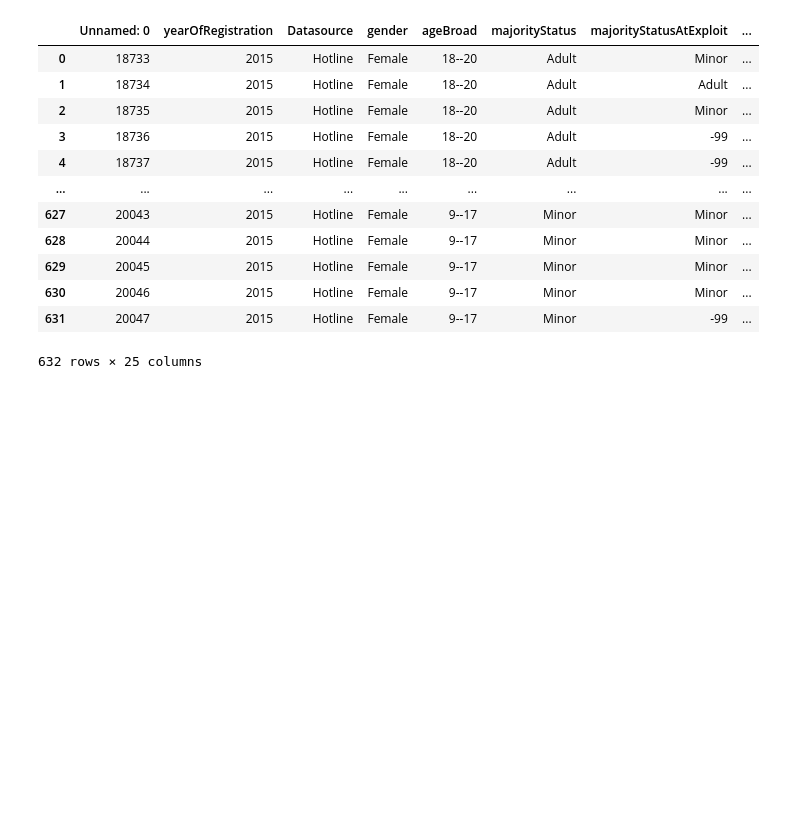
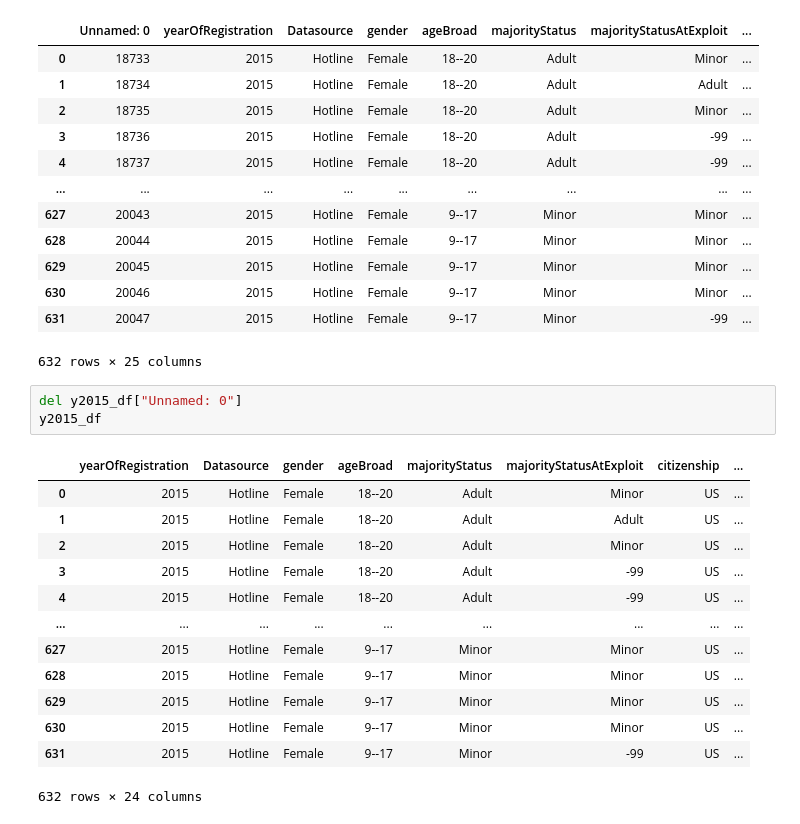
Before and after one commit to kmanning1224/Sexual-Assault-Analysis, a Jupyter notebook: SofieLab.ipynb, the cells around one changed output. Drawn from its saved outputs; the diff is of its cells as text; blank space fills up the shorter version.

```diff
--- a/SofieLab.ipynb
+++ b/SofieLab.ipynb
@@ -81,3 +81,20 @@ y2015_df
 | 630 | 20046 | 2015 | Hotline | Female | 9--17 | Minor | Minor | ... |
 | 631 | 20047 | 2015 | Hotline | Female | 9--17 | Minor | -99 | ... |
 632 rows × 25 columns
+# %%
+del y2015_df["Unnamed: 0"]
+y2015_df
+# %% [output]
+|  | yearOfRegistration | Datasource | gender | ageBroad | majorityStatus | majorityStatusAtExploit | citizenship | ... |
+| 0 | 2015 | Hotline | Female | 18--20 | Adult | Minor | US | ... |
+| 1 | 2015 | Hotline | Female | 18--20 | Adult | Adult | US | ... |
+| 2 | 2015 | Hotline | Female | 18--20 | Adult | Minor | US | ... |
+| 3 | 2015 | Hotline | Female | 18--20 | Adult | -99 | US | ... |
+| 4 | 2015 | Hotline | Female | 18--20 | Adult | -99 | US | ... |
+| ... | ... | ... | ... | ... | ... | ... | ... | ... |
+| 627 | 2015 | Hotline | Female | 9--17 | Minor | Minor | US | ... |
+| 628 | 2015 | Hotline | Female | 9--17 | Minor | Minor | US | ... |
+| 629 | 2015 | Hotline | Female | 9--17 | Minor | Minor | US | ... |
+| 630 | 2015 | Hotline | Female | 9--17 | Minor | Minor | US | ... |
+| 631 | 2015 | Hotline | Female | 9--17 | Minor | -99 | US | ... |
+632 rows × 24 columns
```
Also changed, not shown: parts of 4 cells of this notebook, 2 other files.
